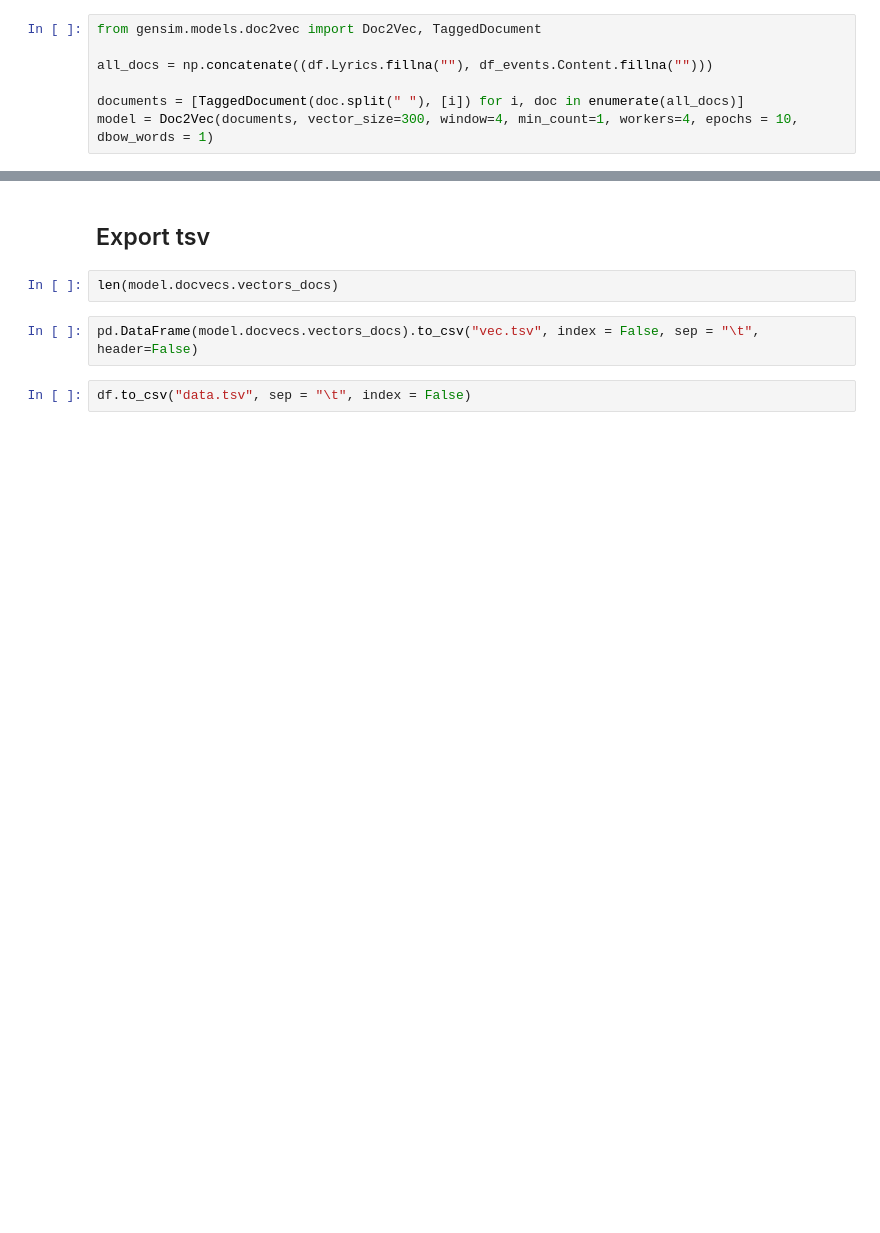
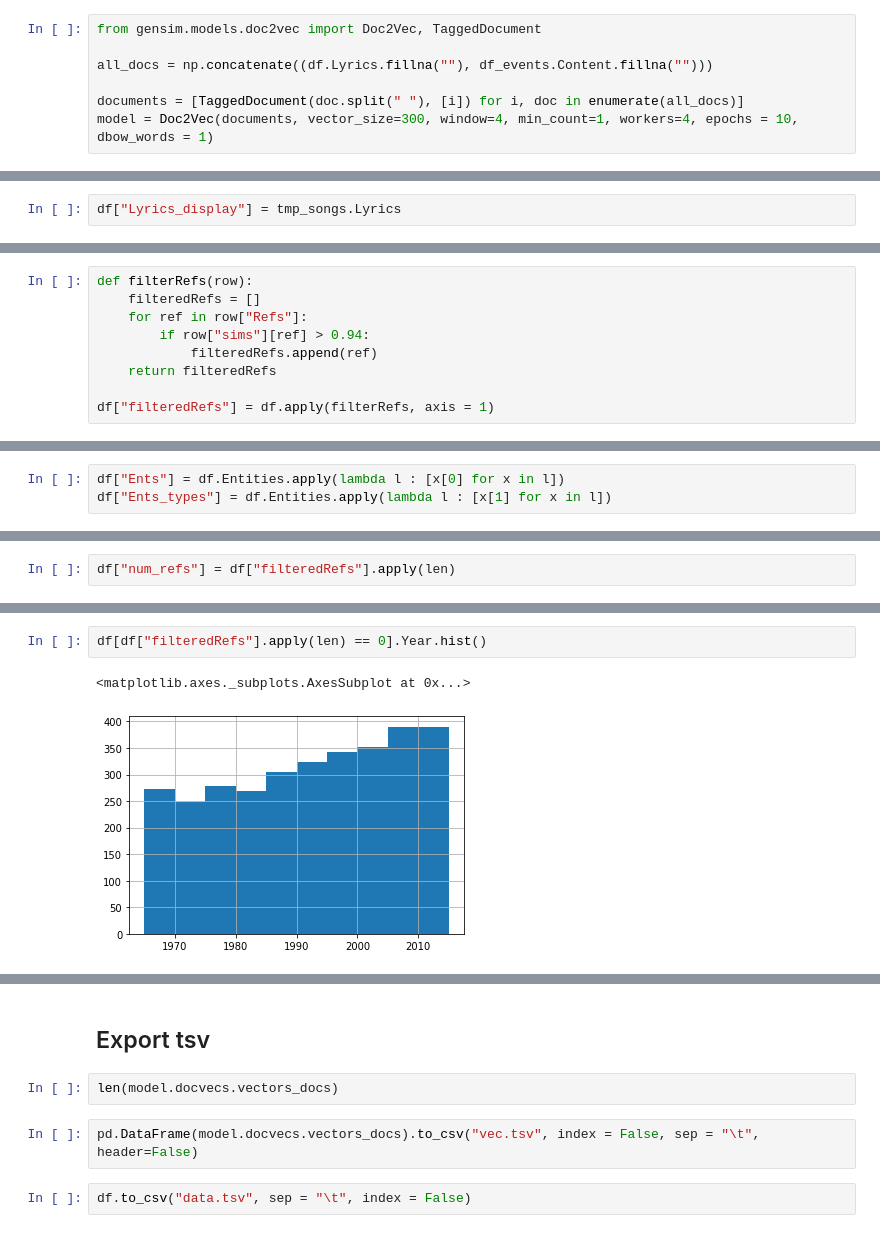
Before and after one commit to com-480-data-visualization/com-480-project-artemis, a Jupyter notebook: data analysis/Billboard-Data-Exploration.ipynb, the cells around one changed output, grey strips where cells are left out. Cells and saved outputs as stored; diff of their text form; blank space fills up the shorter version.

```diff
--- a/data analysis/Billboard-Data-Exploration.ipynb
+++ b/data analysis/Billboard-Data-Exploration.ipynb
@@ -454,0 +394,2 @@ df[df.Similar.apply(len) > 0].head()
+# %%
+df["Lyrics_display"] = tmp_songs.Lyrics
@@ -454,0 +484,9 @@ df[df.Similar.apply(len) > 0].head()
+# %%
+def filterRefs(row):
+    filteredRefs = []
+    for ref in row["Refs"]:
+        if row["sims"][ref] > 0.94:
+            filteredRefs.append(ref)
+    return filteredRefs
+
+df["filteredRefs"] = df.apply(filterRefs, axis = 1)
@@ -454,0 +517,3 @@ df[df.Similar.apply(len) > 0].head()
+# %%
+df["Ents"] = df.Entities.apply(lambda l : [x[0] for x in l])
+df["Ents_types"] = df.Entities.apply(lambda l : [x[1] for x in l])
@@ -454,0 +594,2 @@ df[df.Similar.apply(len) > 0].head()
+# %%
+df["num_refs"] = df["filteredRefs"].apply(len)
@@ -454,0 +604,5 @@ df[df.Similar.apply(len) > 0].head()
+# %%
+df[df["filteredRefs"].apply(len) == 0].Year.hist()
+# %% [output]
+<matplotlib.axes._subplots.AxesSubplot at 0x...>
+[figure, added]
```
Also changed, not shown: parts of 83 cells of this notebook, 16 other files.
